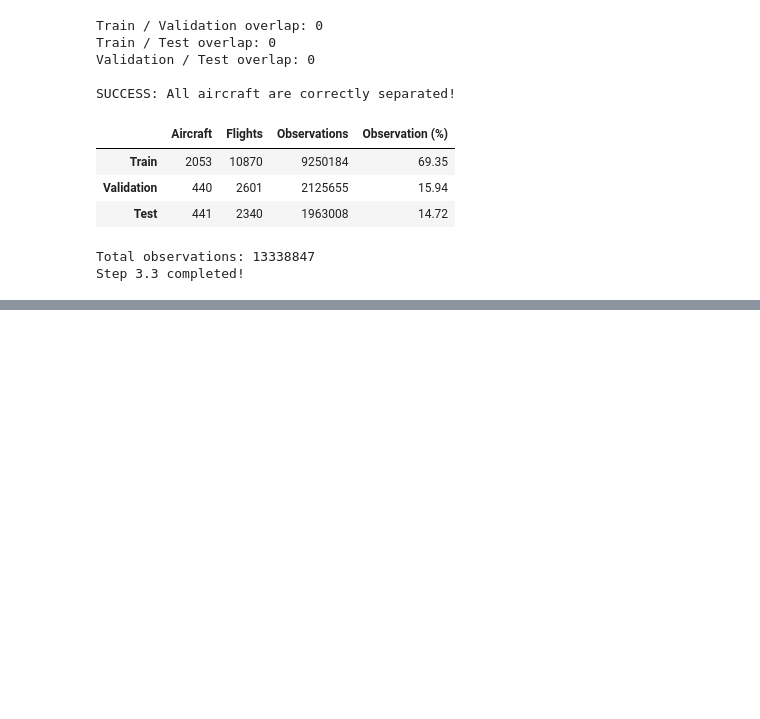
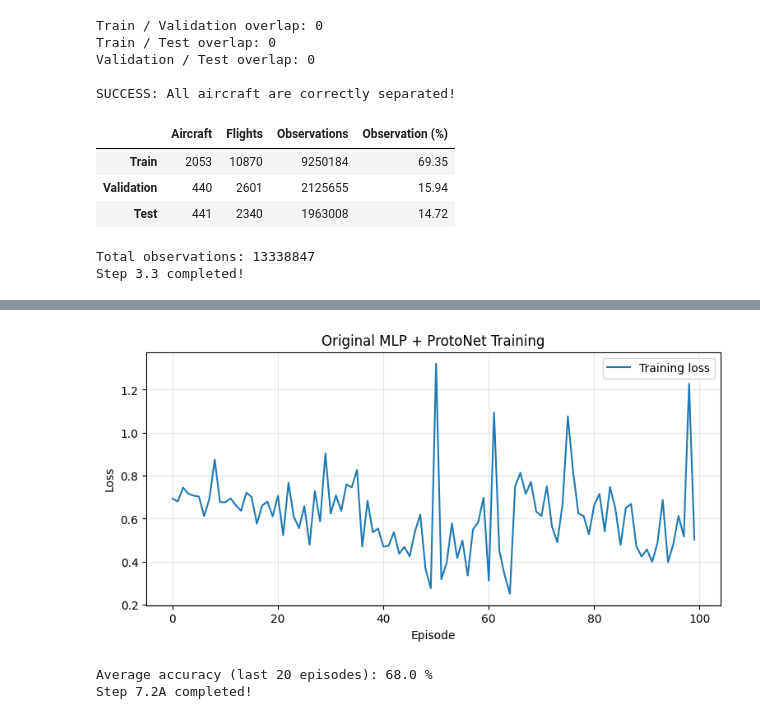
Before and after one commit to iamnaymur/ml_meta_learning, a Jupyter notebook: airspace_dataset.ipynb, the cells around one changed output, grey strips where cells are left out. Cells and saved outputs as stored; diff of their text form; code cells hidden in the pictures; blank space fills up the shorter version.

```diff
--- a/airspace_dataset.ipynb
+++ b/airspace_dataset.ipynb
@@ -740,0 +6123,74 @@ Step 3.3 completed!
+# %%
+
+# ============================================================
+# PHASE 7 — STEP 7.2A
+# Train Original MLP + ProtoNet (100 Episodes)
+# ============================================================
+
+import torch
+import numpy as np
+import matplotlib.pyplot as plt
+
+# Set up training
+optimizer = torch.optim.Adam(
+    mlp_encoder.parameters(),
+    lr=0.001
+)
+
+NUM_EPISODES = 100
+train_losses = []
+train_accuracies = []
+
+train_rng = np.random.default_rng(2026)
+
+mlp_encoder.train()
+
+for step in range(NUM_EPISODES):
+
+    # Create a new training episode
+    train_episode = sample_protonet_episode(
+        X=X_train_scaled,
+        y=y_train,
+        metadata=pilot_labeled_metadata,
+        n_shot=5,
+        n_query=5,
+        rng=train_rng
+    )
+
+    optimizer.zero_grad()
+
+    # Calculate loss and accuracy
+    loss, accuracy, _, _ = protonet_forward(
+        mlp_encoder,
+        train_episode
+    )
+
+    # Update model weights
+    loss.backward()
+    optimizer.step()
+
+    train_losses.append(loss.item())
+    train_accuracies.append(accuracy.item() * 100)
+
+    if (step + 1) % 20 == 0:
+        print(
+            f"Episode {step + 1:3d}/100 | "
+            f"Loss: {loss.item():.4f} | "
+            f"Accuracy: {accuracy.item() * 100:.1f}%"
+        )
+
+# Plot training results
+plt.figure(figsize=(9, 4))
+plt.plot(train_losses, label="Training loss")
+plt.xlabel("Episode")
+plt.ylabel("Loss")
+plt.title("Original MLP + ProtoNet Training")
+plt.grid(alpha=0.3)
+plt.legend()
+plt.show()
+
+print("\nAverage accuracy (last 20 episodes):",
+      round(np.mean(train_accuracies[-20:]), 2), "%")
+
+print("Step 7.2A completed!")
+# %% [output]
@@ -740,0 +6202,3 @@ Step 3.3 completed!
+[figure, added]
+Average accuracy (last 20 episodes): 68.0 %
+Step 7.2A completed!
```
Also changed, not shown: parts of 149 cells of this notebook.
